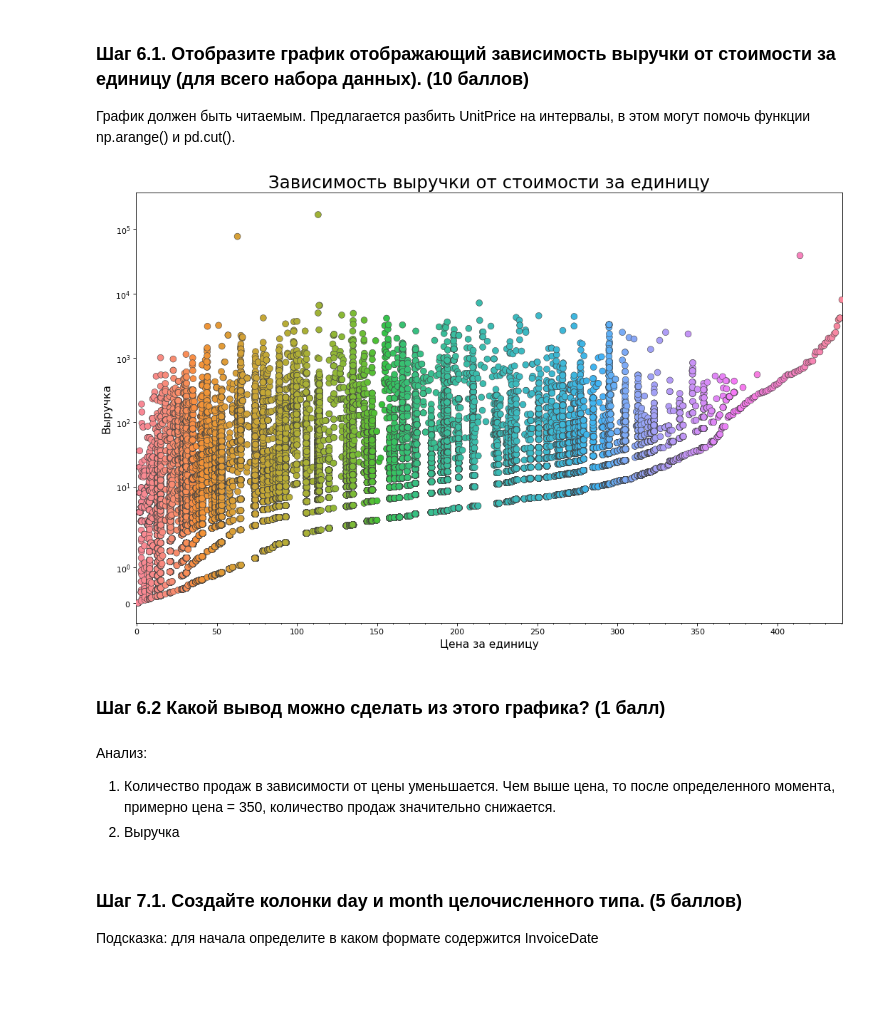
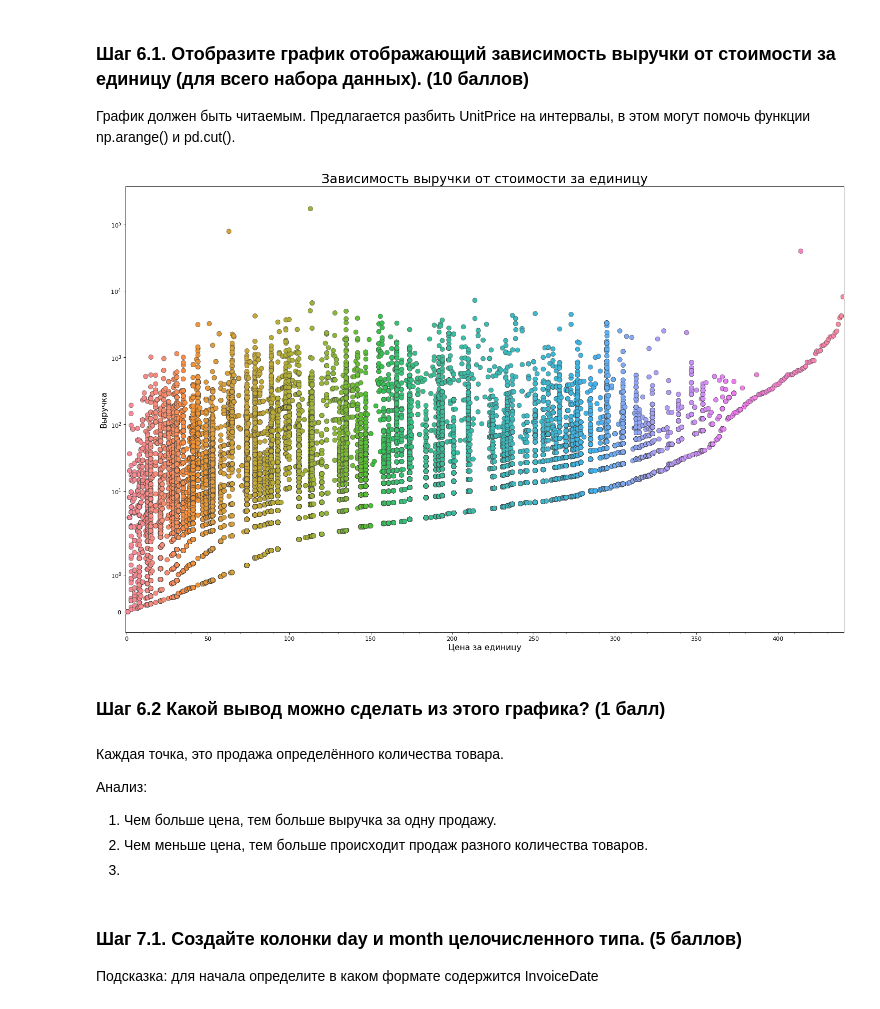
Before and after one commit to theysee/sberbank_reboot, a Jupyter notebook: Промежуточное_тестирование_Творческое_задание_Сергей_Артеев.ipynb, the cells around one changed output. Cells and saved outputs as stored; diff of their text form; code cells hidden in the pictures; blank space fills up the shorter version.

```diff
--- a/Промежуточное_тестирование_Творческое_задание_Сергей_Артеев.ipynb
+++ b/Промежуточное_тестирование_Творческое_задание_Сергей_Артеев.ipynb
@@ -230,31 +230,34 @@ data_return['Revenue'] = (data_return['Quantity'] * data_return['UnitPrice'])
 # %%
 # Импорт для настройки ticks
 from matplotlib.ticker import (MultipleLocator, FormatStrFormatter,
                                AutoMinorLocator)
 
 # Разбивать не вижу смысла, а применю комбинированный масштаб по выручке.
-fig, ax = plt.subplots(figsize=(16,10), dpi= 80)
+fig, ax = plt.subplots(figsize=(22,14), dpi= 80)
 ax.set_yscale ('symlog')
+sns.stripplot(data_sales['UnitPrice'], data_sales['Revenue'], jitter=0.1, size=8, ax=ax, linewidth=.5)
 ax.xaxis.set_major_locator(MultipleLocator(50))
 ax.xaxis.set_major_formatter(FormatStrFormatter('%d'))
 ax.xaxis.set_minor_locator(MultipleLocator(10))
-sns.stripplot(data_sales['UnitPrice'], data_sales['Revenue'], jitter=0.25, size=8, ax=ax, linewidth=.5)
 
 # Украшения
 plt.title('Зависимость выручки от стоимости за единицу', fontsize=22)
 plt.xlabel("Цена за единицу", fontsize=14)
 plt.ylabel("Выручка", fontsize=14)
 plt.show()
 
-# Каждая точка, это продажа. График помогает избежать наложения точек друг на друга.
+# Параметры графика помогает избежать наложения точек друг на друга.
 # %% [output]
-[figure, old version]
+[figure, new version]
 # %% [markdown]
 ### Шаг 6.2 Какой вывод можно сделать из этого графика? (1 балл)
-# %% [markdown]
-Анализ:
-1. Количество продаж в зависимости от цены уменьшается. Чем выше цена, то после определенного момента, примерно цена = 350, количество продаж значительно снижается.
-2. Выручка
+# %% [markdown]
+Каждая точка, это продажа определённого количества товара.
+
+Анализ:
+1. Чем больше цена, тем больше выручка за одну продажу.
+2. Чем меньше цена, тем больше происходит продаж разного количества товаров.
+3.
 # %% [markdown]
 ### Шаг 7.1. Создайте колонки day и month целочисленного типа. (5 баллов)
 Подсказка: для начала определите в каком формате содержится InvoiceDate
```
